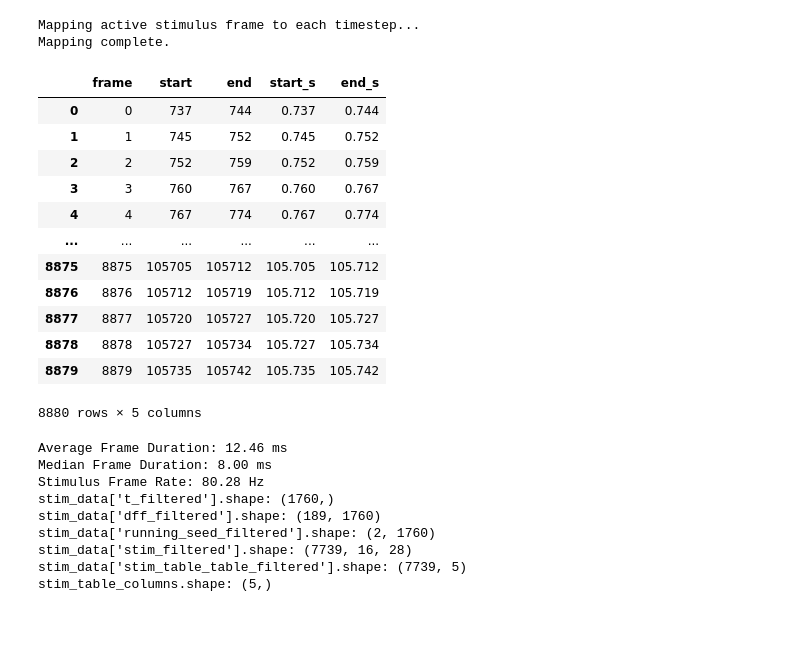
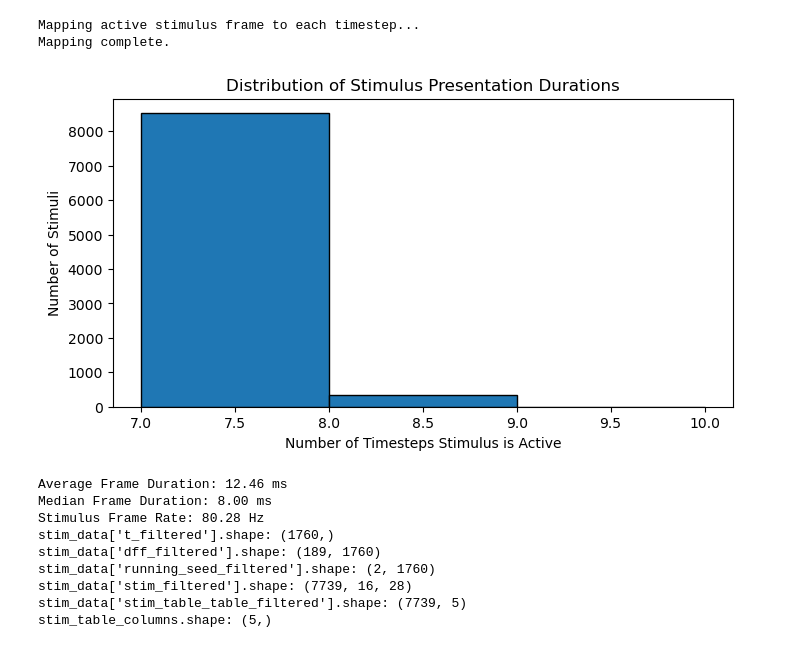
Before and after one commit to ak-andreas/nds-final-project-summer25, a Jupyter notebook: 03-tuning-function-fitting-v2.ipynb, the cells around one changed output. Cells and saved outputs as stored; diff of their text form; code cells hidden in the pictures.

```diff
--- a/03-tuning-function-fitting-v2.ipynb
+++ b/03-tuning-function-fitting-v2.ipynb
@@ -154,21 +111,14 @@ def get_active_stimulus_per_timestep(stim_table, total_timesteps):
 # %%
-active_stim_per_timestep = get_active_stimulus_per_timestep(data['stim_table'], total_timesteps=len(data['t']))
+import utils as U
+import importlib
+importlib.reload(U)  # Reload utils to ensure you're using the latest version of your functions
+
+active_stim_per_timestep = U.get_active_stimulus_per_timestep(data['stim_table'], total_timesteps=len(data['t']))
+assert active_stim_per_timestep[105735] == 8879
+assert active_stim_per_timestep[105735] == 8879, "The active stimulus at timestep 105735 does not match the expected value."
+assert active_stim_per_timestep[737] == 0
+assert active_stim_per_timestep[744] == -1,  "The active stimulus at timestep 737 does not match the expected value."
+assert active_stim_per_timestep[745] == 1,  "The active stimulus at timestep 737 does not match the expected value."
 # %% [output]
 Mapping active stimulus frame to each timestep...
 Mapping complete.
-# %%
-data['stim_table']
-# %% [output]
-|  | frame | start | end | start_s | end_s |
-| 0 | 0 | 737 | 744 | 0.737 | 0.744 |
-| 1 | 1 | 745 | 752 | 0.745 | 0.752 |
-| 2 | 2 | 752 | 759 | 0.752 | 0.759 |
-| 3 | 3 | 760 | 767 | 0.760 | 0.767 |
-| 4 | 4 | 767 | 774 | 0.767 | 0.774 |
-| ... | ... | ... | ... | ... | ... |
-| 8875 | 8875 | 105705 | 105712 | 105.705 | 105.712 |
-| 8876 | 8876 | 105712 | 105719 | 105.712 | 105.719 |
-| 8877 | 8877 | 105720 | 105727 | 105.720 | 105.727 |
-| 8878 | 8878 | 105727 | 105734 | 105.727 | 105.734 |
-| 8879 | 8879 | 105735 | 105742 | 105.735 | 105.742 |
-8880 rows × 5 columns
@@ -181,3 +125,26 @@ assert active_stim_per_timestep[745] == 1,  "The active stimulus at timestep 737
+# %%
+# for each active frame per tiemstep count how many frames it is active for.
+# Count how many timesteps each stimulus is active for (ignoring -1 and 0)
+# -1: no stimulus, 0: blank, >0: stimulus index
+unique, counts = np.unique(active_stim_per_timestep, return_counts=True)
+stimulus_frame_counts = dict(zip(unique, counts))
+#print(stimulus_frame_counts)
+
+# plot histogram of most most common stimulus counts with how frequently they occur.
+import matplotlib.pyplot as plt
+
+# Filter out -1 and 0 (no stimulus and blank)
+stimulus_indices = [k for k in stimulus_frame_counts.keys() if k > 0]
+frame_counts = [stimulus_frame_counts[k] for k in stimulus_indices]
+
+plt.figure(figsize=(8, 4))
+plt.hist(frame_counts, bins=range(min(frame_counts), max(frame_counts)+2), edgecolor='black')
+plt.xlabel('Number of Timesteps Stimulus is Active')
+plt.ylabel('Number of Stimuli')
+plt.title('Distribution of Stimulus Presentation Durations')
+plt.show()
+# %% [output]
+[figure, added]
 # %%
 # Median frame duration for which a stimulu was presented
 frame_durations = np.diff(stim_table_filtered_df["start_s"].values)
```
Also changed, not shown: parts of 6 cells of this notebook, 1 other file.
